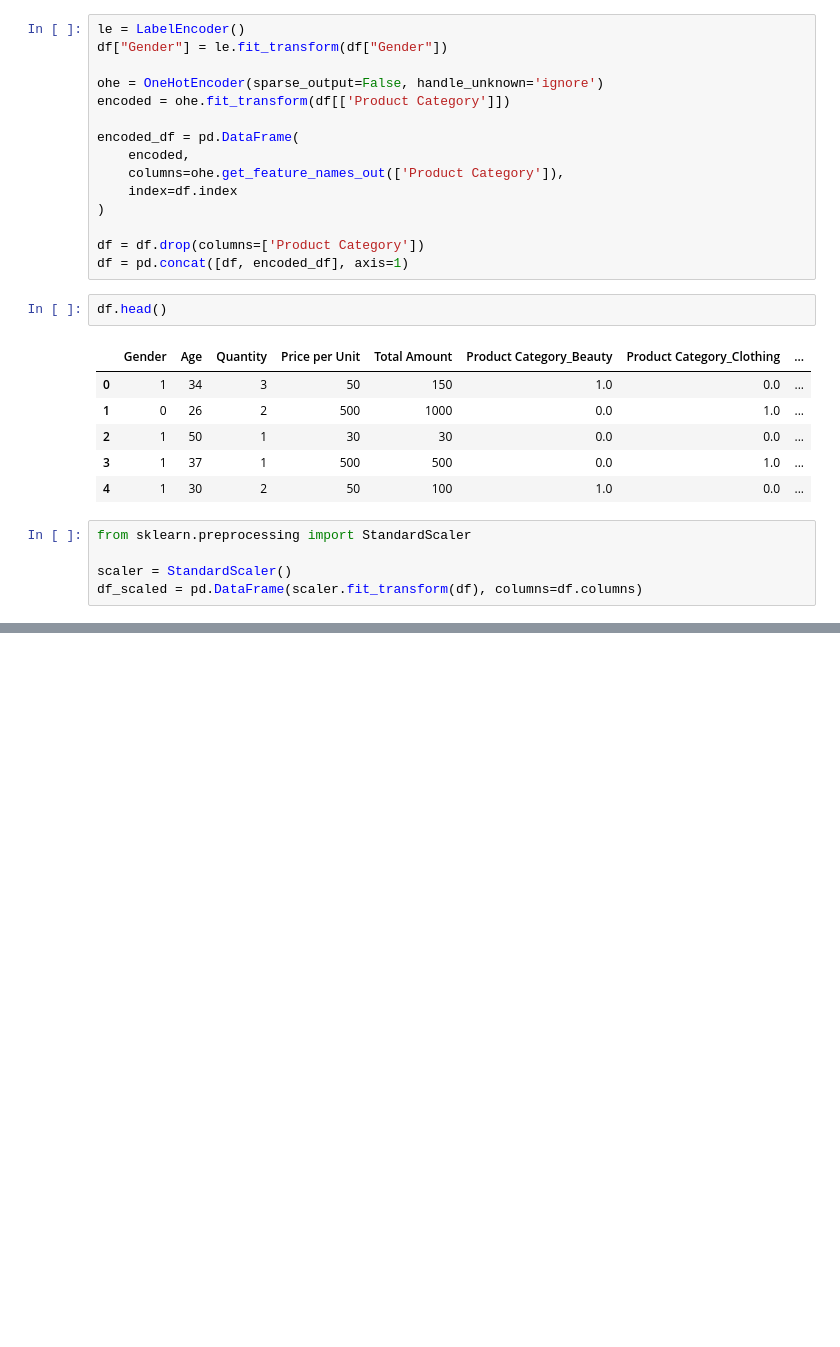
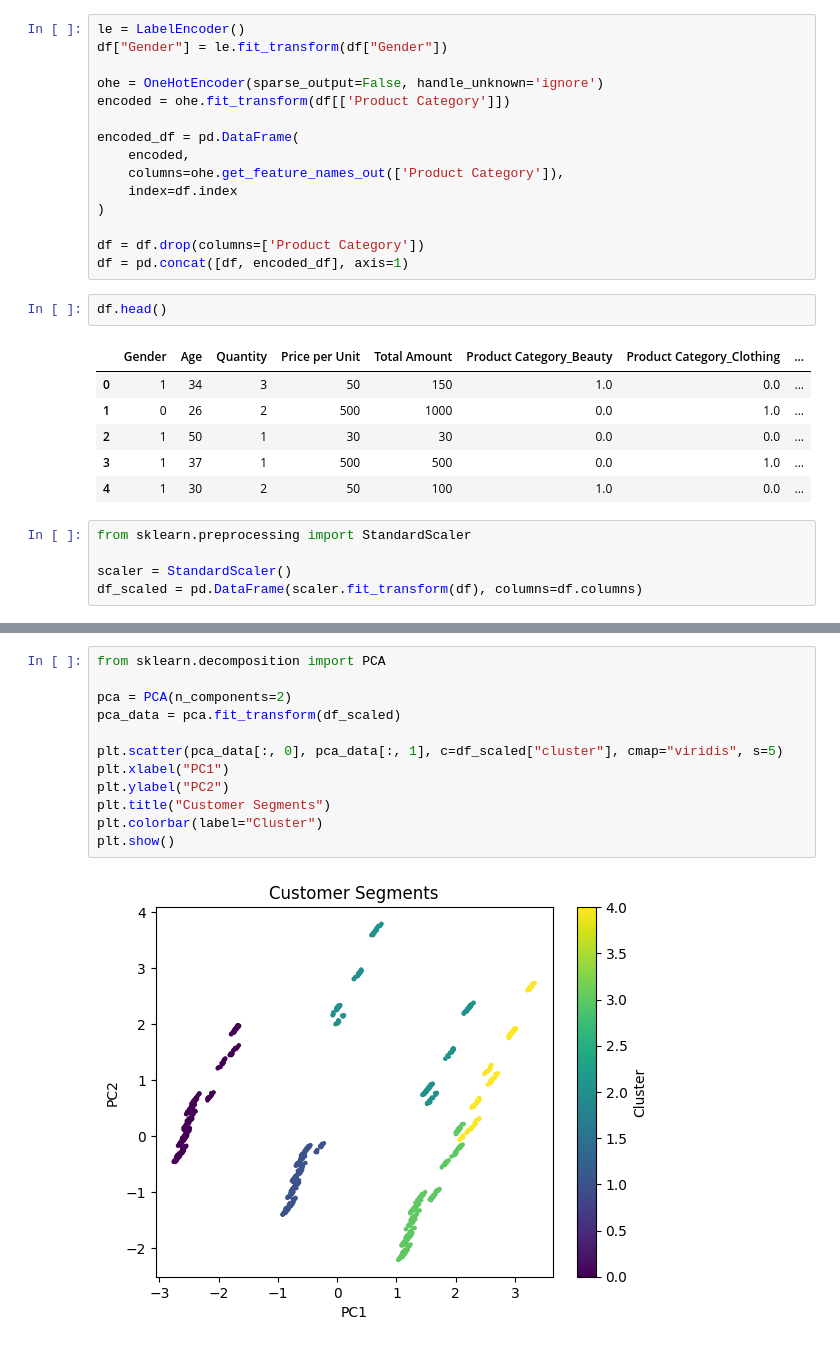
Before and after one commit to berkasin01/customer_segmentation_clustering, a Jupyter notebook: customer_seg.ipynb, the cells around one changed output, grey strips where cells are left out. Saved outputs shown, nothing was run; the diff lists cells and outputs as text; blank space fills up the shorter version.

```diff
--- a/customer_seg.ipynb
+++ b/customer_seg.ipynb
@@ -60,0 +60,14 @@ KMeans(n_clusters=3, random_state=42)
+# %%
+from sklearn.decomposition import PCA
+
+pca = PCA(n_components=2)
+pca_data = pca.fit_transform(df_scaled)
+
+plt.scatter(pca_data[:, 0], pca_data[:, 1], c=df_scaled["cluster"], cmap="viridis", s=5)
+plt.xlabel("PC1")
+plt.ylabel("PC2")
+plt.title("Customer Segments")
+plt.colorbar(label="Cluster")
+plt.show()
+# %% [output]
+[figure, added]
```
Also changed, not shown: parts of 4 cells of this notebook.
